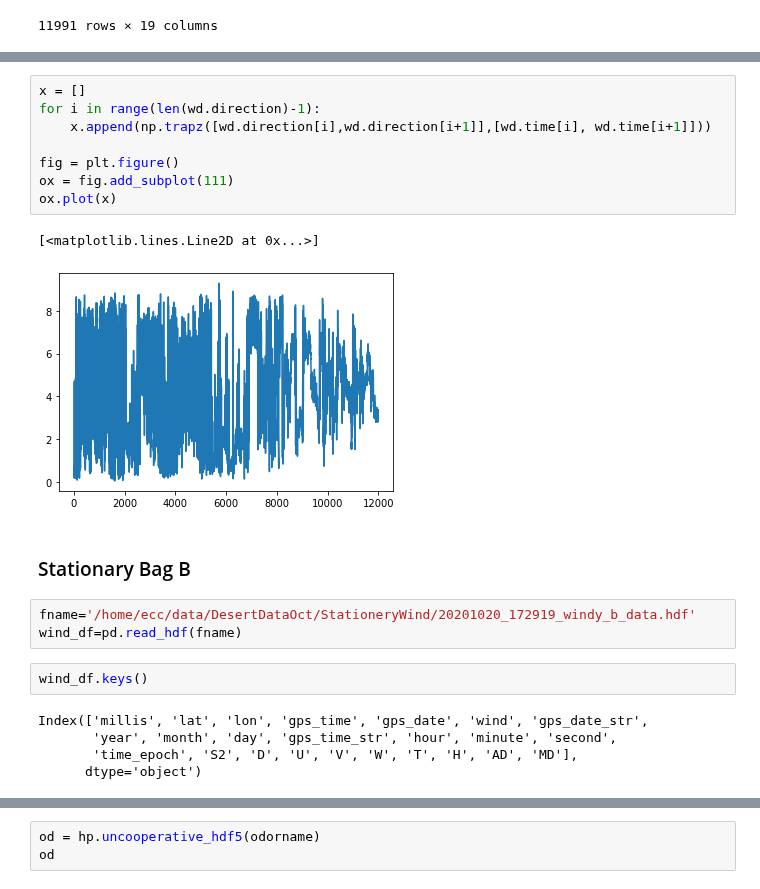
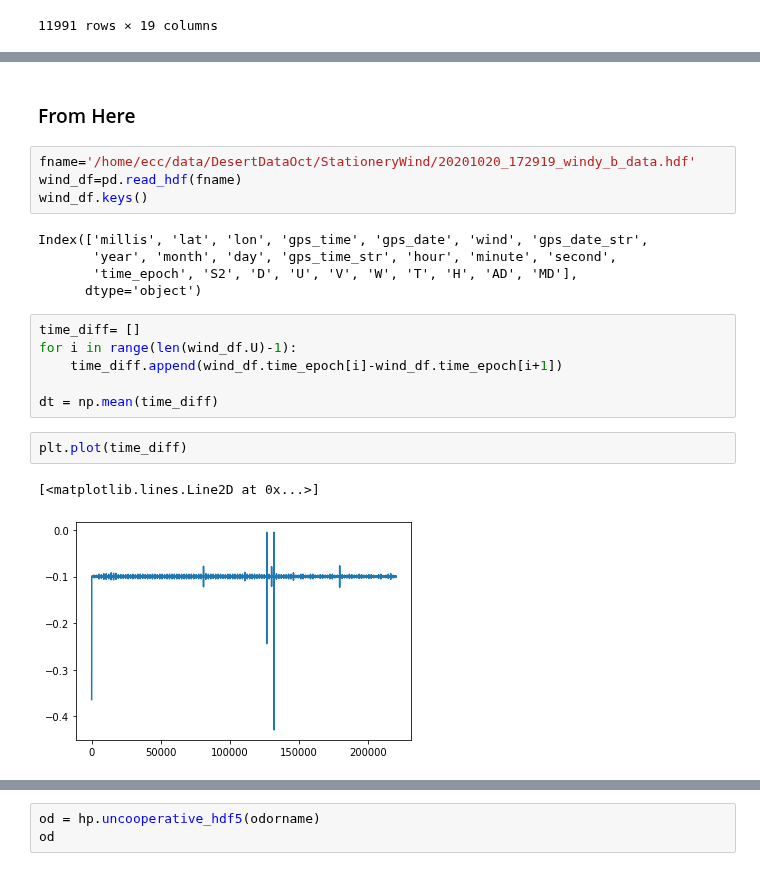
Before and after one commit to arunavanag591/odor_analysis, a Jupyter notebook: data_exploration/DesertBagAnalysis.ipynb, the cells around one changed output, grey strips where cells are left out. Saved outputs shown, nothing was run; the diff lists cells and outputs as text.

Commit message:
integration and epoch time

```diff
--- a/data_exploration/DesertBagAnalysis.ipynb
+++ b/data_exploration/DesertBagAnalysis.ipynb
@@ -69,25 +65,24 @@ np.trapz(wd.direction,wd.time)
-# %%
-x = []
-for i in range(len(wd.direction)-1):
-    x.append(np.trapz([wd.direction[i],wd.direction[i+1]],[wd.time[i], wd.time[i+1]]))
-
-fig = plt.figure()
-ox = fig.add_subplot(111)
-ox.plot(x)
-# %% [output]
-[<matplotlib.lines.Line2D at 0x...>]
-[figure, removed]
-# %% [markdown]
-### Stationary Bag B
+# %% [markdown]
+### From Here
 # %%
 fname='/home/ecc/data/DesertDataOct/StationeryWind/20201020_172919_windy_b_data.hdf'
 wind_df=pd.read_hdf(fname)
+wind_df.keys()
+# %% [output]
+Index(['millis', 'lat', 'lon', 'gps_time', 'gps_date', 'wind', 'gps_date_str',
+       'year', 'month', 'day', 'gps_time_str', 'hour', 'minute', 'second',
+       'time_epoch', 'S2', 'D', 'U', 'V', 'W', 'T', 'H', 'AD', 'MD'],
+      dtype='object')
-# %%
-wind_df.keys()
-# %% [output]
-Index(['millis', 'lat', 'lon', 'gps_time', 'gps_date', 'wind', 'gps_date_str',
-       'year', 'month', 'day', 'gps_time_str', 'hour', 'minute', 'second',
-       'time_epoch', 'S2', 'D', 'U', 'V', 'W', 'T', 'H', 'AD', 'MD'],
-      dtype='object')
+# %%
+time_diff= []
+for i in range(len(wind_df.U)-1):
+    time_diff.append(wind_df.time_epoch[i]-wind_df.time_epoch[i+1])
+
+dt = np.mean(time_diff)
+# %%
+plt.plot(time_diff)
+# %% [output]
+[<matplotlib.lines.Line2D at 0x...>]
+[figure, added]
 # %%
 #integration of U vector
```
Also changed, not shown: parts of 13 cells of this notebook, 1 other file.
